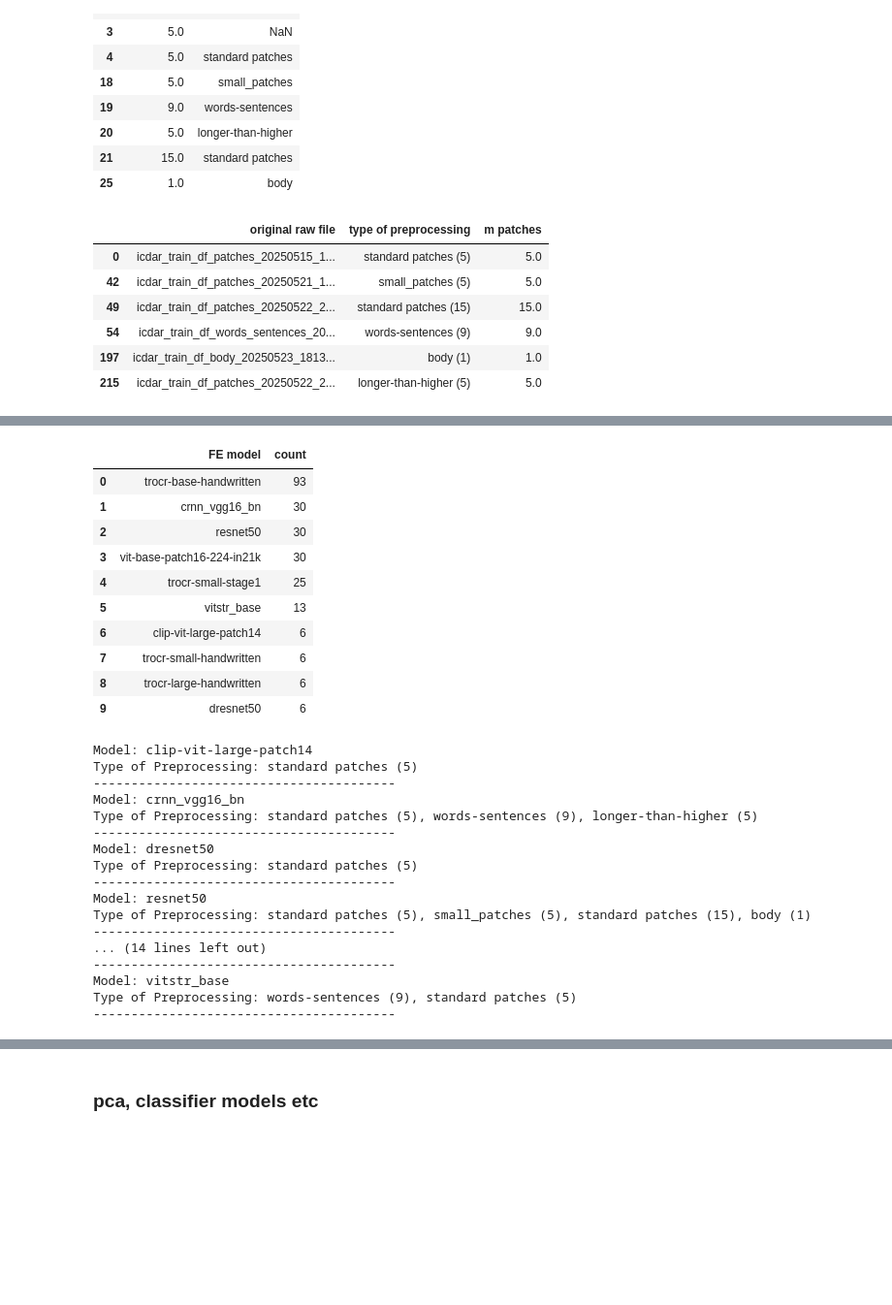
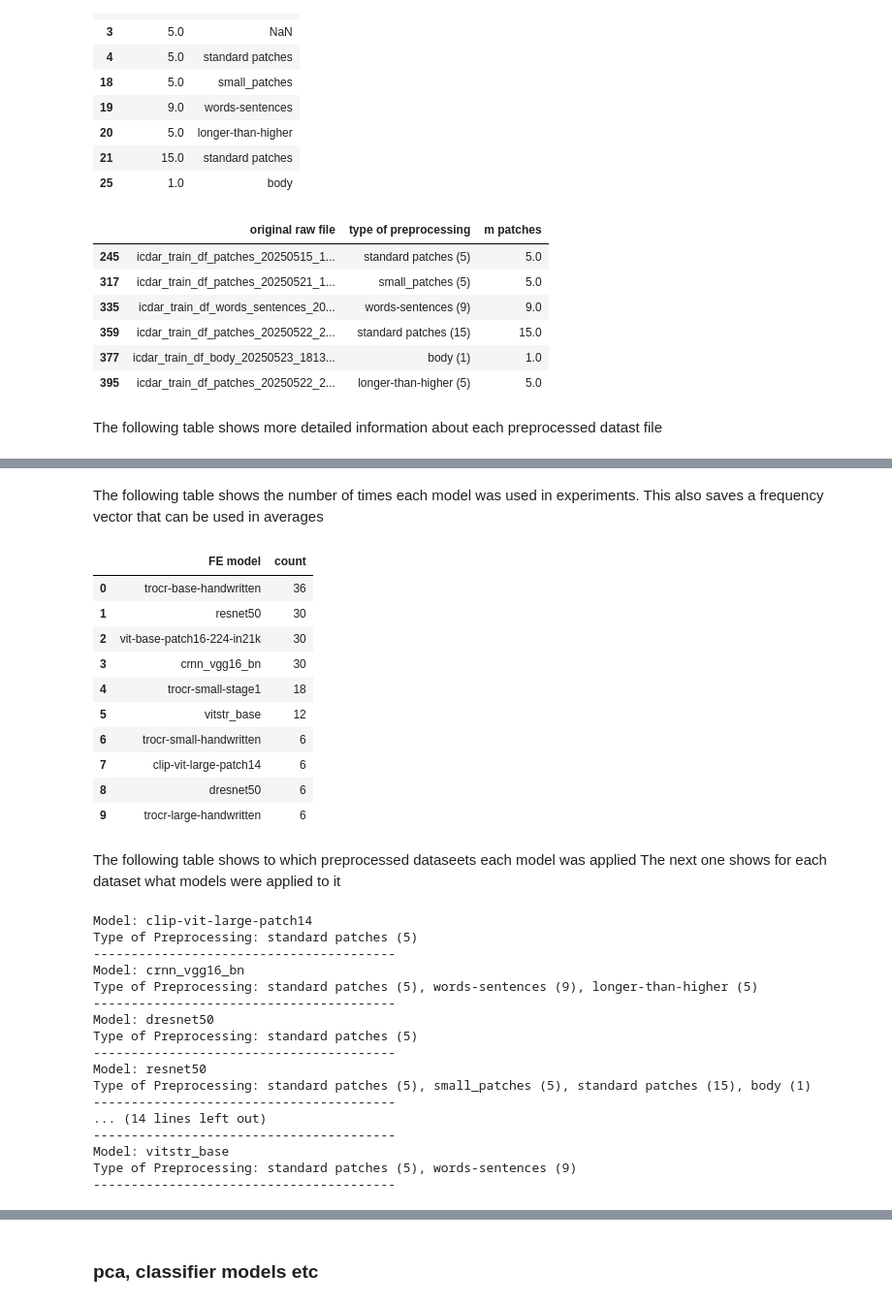
Before and after one commit to gitMorelli/gender_detection, a Jupyter notebook: notebooks/others/explore_log_preprocessed_data.ipynb, the cells around one changed output, grey strips where cells are left out. Shown at 97% size. Cells and saved outputs as stored; diff of their text form; code cells hidden in the pictures; blank space fills up the shorter version.

```diff
--- a/notebooks/others/explore_log_preprocessed_data.ipynb
+++ b/notebooks/others/explore_log_preprocessed_data.ipynb
@@ -298,6 +298,20 @@ df_exp['type of preprocessing'] = df_exp.apply(
     lambda row: f"{row['type of preprocessing']} ({int(row['m patches'])})" if pd.notnull(row['m patches']) else row['type of preprocessing'],
     axis=1
 )
+# %%
+# Step 1: Extract timestamp part (last 15 characters)
+df_exp['timestamp_str'] = df_exp['experiment'].str.extract(r'(\d{8}_\d{6})$')
+
+# Step 2: Convert to datetime
+df_exp['time'] = pd.to_datetime(df_exp['timestamp_str'], format='%Y%m%d_%H%M%S')
+
+# Step 3: Sort by time
+df_exp = df_exp.sort_values('time')
+
+from datetime import datetime
+# Step 4: Filter by date
+cutoff_date = datetime(2025, 6, 2)
+df_exp = df_exp[df_exp['time'] > cutoff_date]
 # %% [markdown]
 ## tests
 # %%
@@ -534,12 +551,14 @@ unique_combinations = df_exp[['original raw file', 'type of preprocessing','m pa
 display(unique_combinations)
 # %% [output]
 |  | original raw file | type of preprocessing | m patches |
-| 0 | icdar_train_df_patches_20250515_1... | standard patches (5) | 5.0 |
-| 42 | icdar_train_df_patches_20250521_1... | small_patches (5) | 5.0 |
-| 49 | icdar_train_df_patches_20250522_2... | standard patches (15) | 15.0 |
-| 54 | icdar_train_df_words_sentences_20... | words-sentences (9) | 9.0 |
-| 197 | icdar_train_df_body_20250523_1813... | body (1) | 1.0 |
-| 215 | icdar_train_df_patches_20250522_2... | longer-than-higher (5) | 5.0 |
+| 245 | icdar_train_df_patches_20250515_1... | standard patches (5) | 5.0 |
+| 317 | icdar_train_df_patches_20250521_1... | small_patches (5) | 5.0 |
+| 335 | icdar_train_df_words_sentences_20... | words-sentences (9) | 9.0 |
+| 359 | icdar_train_df_patches_20250522_2... | standard patches (15) | 15.0 |
+| 377 | icdar_train_df_body_20250523_1813... | body (1) | 1.0 |
+| 395 | icdar_train_df_patches_20250522_2... | longer-than-higher (5) | 5.0 |
+# %% [markdown]
+The following table shows more detailed information about each preprocessed datast file
 # %%
 #show the different types of preprocessed file
 filtered = df_2[df_2['script_type'] == 'data_preprocessing']
@@ -568,20 +587,26 @@ experiment: icdar_train_df_KAGGLE_20250514_181737.csv
         It also add an index column that is unique for each patch
 ----------------------------------------
 ----------------------------------------
+# %% [markdown]
+The following table shows the number of times each model was used in experiments. This also saves a frequency vector that can be used in averages
 # %%
-display(get_occurrences(df_exp,'FE model'))
+weights = get_occurrences(df_exp,'FE model')
+display(weights)
 # %% [output]
 |  | FE model | count |
-| 0 | trocr-base-handwritten | 93 |
-| 1 | crnn_vgg16_bn | 30 |
-| 2 | resnet50 | 30 |
-| 3 | vit-base-patch16-224-in21k | 30 |
-| 4 | trocr-small-stage1 | 25 |
-| 5 | vitstr_base | 13 |
-| 6 | clip-vit-large-patch14 | 6 |
-| 7 | trocr-small-handwritten | 6 |
-| 8 | trocr-large-handwritten | 6 |
-| 9 | dresnet50 | 6 |
+| 0 | trocr-base-handwritten | 36 |
+| 1 | resnet50 | 30 |
+| 2 | vit-base-patch16-224-in21k | 30 |
+| 3 | crnn_vgg16_bn | 30 |
+| 4 | trocr-small-stage1 | 18 |
+| 5 | vitstr_base | 12 |
+| 6 | trocr-small-handwritten | 6 |
+| 7 | clip-vit-large-patch14 | 6 |
+| 8 | dresnet50 | 6 |
+| 9 | trocr-large-handwritten | 6 |
+# %% [markdown]
+The following table shows to which preprocessed dataseets each model was applied
+The next one shows for each dataset what models were applied to it
 # %%
 to_show=get_type_of_exp_per_model(df_exp)
 for idx, row in to_show.iterrows():
@@ -604,7 +629,7 @@ Type of Preprocessing: standard patches (5), small_patches (5), standard patches
 ... (14 lines left out)
 ----------------------------------------
 Model: vitstr_base
-Type of Preprocessing: words-sentences (9), standard patches (5)
+Type of Preprocessing: standard patches (5), words-sentences (9)
 ----------------------------------------
 # %%
 to_show=get_model_per_type(df_exp)
```
Also changed, not shown: parts of 43 cells of this notebook, 6 other files.
